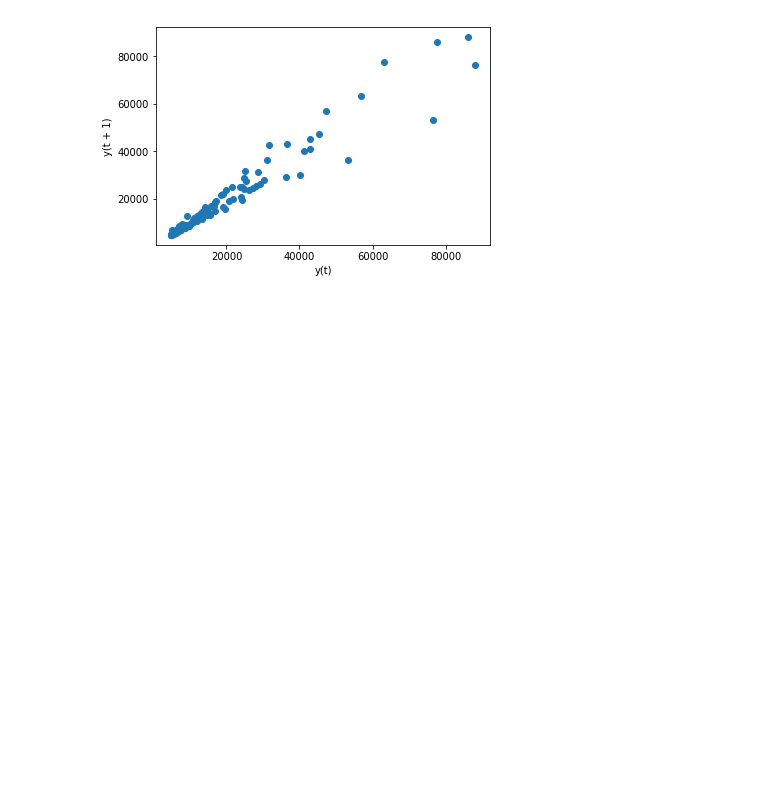
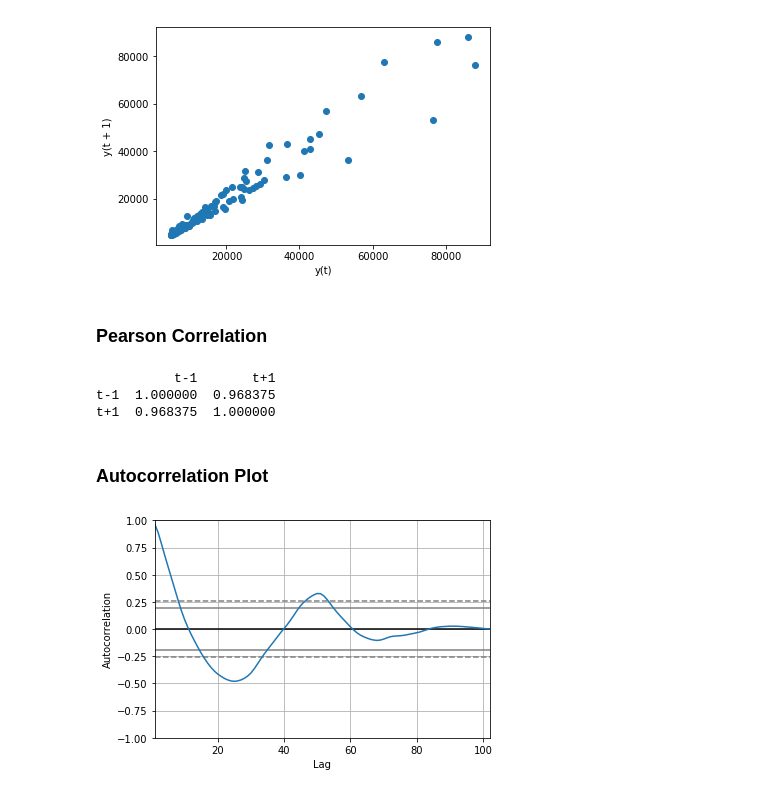
Before and after one commit to paulinaczheng/twitter_flu_tracking, a Jupyter notebook: Autoregression.ipynb, the cells around one changed output. Cells and saved outputs as stored; diff of their text form; code cells hidden in the pictures; blank space fills up the shorter version.

Commit message:
complete correlation visualizations

```diff
--- a/Autoregression.ipynb
+++ b/Autoregression.ipynb
@@ -95,3 +98,20 @@ lag_plot(cdc_df)
 # %% [output]
 <matplotlib.axes._subplots.AxesSubplot at 0x...>
 [figure]
+# %% [markdown]
+### Pearson Correlation
+# %%
+# creates a lagged version of the dataset and calculates a
+#correlation matrix of each column with other columns, including itself.
+values = cdc_df['ILITOTAL']
+dataframe = concat([values.shift(1), values], axis=1)
+dataframe.columns = ['t-1', 't+1']
+result = dataframe.corr()
+print(result)
+#strong positive correlation (0.97) between the observation and the lag=1 value.
+# %% [output]
+          t-1       t+1
+t-1  1.000000  0.968375
+t+1  0.968375  1.000000
+# %% [markdown]
+### Autocorrelation Plot
@@ -97,0 +123,5 @@ lag_plot(cdc_df)
+# %%
+autocorrelation_plot(cdc_df)
+plt.show()
+# %% [output]
+[figure, added]
```
Also changed, not shown: parts of 4 cells of this notebook.
